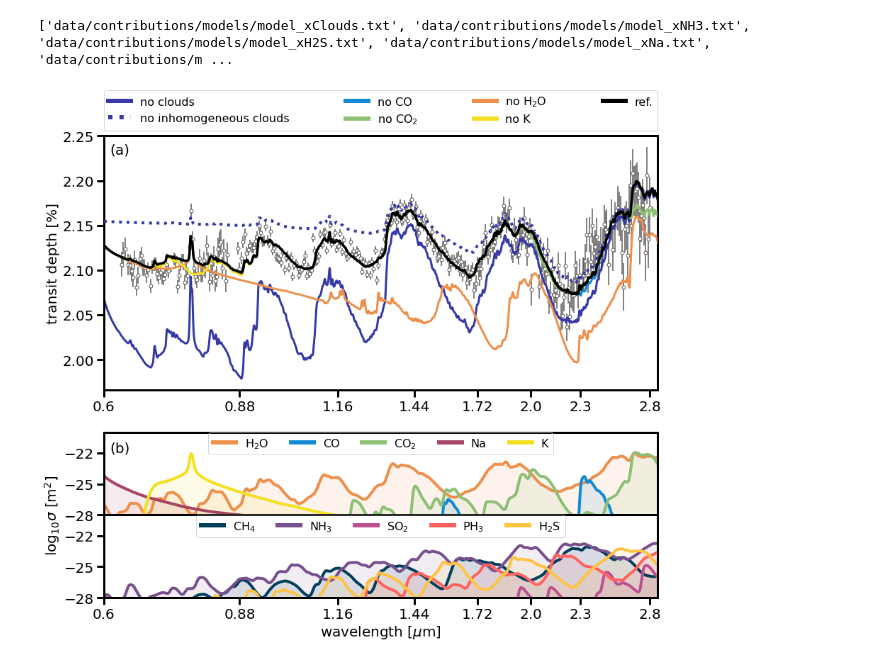
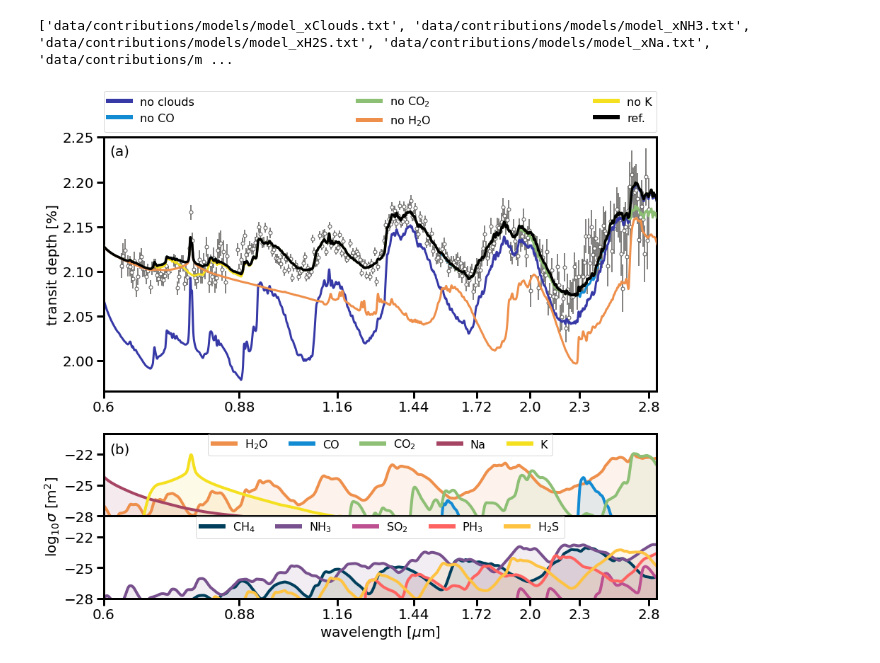
Before and after one commit to afeinstein20/wasp39b_niriss_paper, a Jupyter notebook: figure3.ipynb, the cells around one changed output. Saved outputs shown, nothing was run; the diff lists cells and outputs as text; code cells hidden in the pictures.

```diff
--- a/figure3.ipynb
+++ b/figure3.ipynb
@@ -86,7 +86,7 @@ xsections = Table.read('data/contributions/xsecs/xsections.txt', format='ascii',
 no_path = 'data/contributions/models'
 no_models = [os.path.join(no_path, i) for i in os.listdir(no_path) if i.endswith('.txt')]
 print(no_models)
-no_models = ['model_xClouds.txt', 'model_xInhClouds.txt',
+no_models = ['model_xClouds.txt',
              'model_xCO.txt', 'model_xCO2.txt', 'model_xH2O.txt',  'model_xK.txt']
 # %% [output]
 ['data/contributions/models/model_xClouds.txt', 'data/contributions/models/model_xNH3.txt', 'data/contributions/models/model_xH2S.txt', 'data/contributions/models/model_xNa.txt', 'data/contributions/m ...
@@ -117,11 +117,9 @@ ax1.errorbar(data['wave'], data['dppm']/1e6,
 
 
 zorder=[2,3,4,10,5,6]
-c = [10, 10, 70, 160, 205, 240]
-style = ['-',':','-','-','-','-']
+c = [10, 70, 160, 205, 240]
 lw=np.full(6, 3)
-lw[1] = 4.5
-labels=['no clouds', 'no inhomogeneous clouds', 'no CO', r'no CO$_2$',r'no H$_2$O',  'no K']
+labels=['no clouds', 'no CO', r'no CO$_2$',r'no H$_2$O',  'no K']
 for i,m in enumerate(no_models):
     label=m.split('_')[-1]
 
@@ -133,7 +131,7 @@ for i,m in enumerate(no_models):
         xcolor=parula[c[i]]
 
     ax1.plot(x[cutends:-cutends], y[cutends:-cutends], c=xcolor,
-             label=labels[i], lw=lw[i], zorder=zorder[i], linestyle=style[i])
+             label=labels[i], lw=3, zorder=zorder[i])
     #c += 50
 
 x, y = convolve_model('data/contributions/models/model_reference.txt')
@@ -151,8 +149,6 @@ np.random.seed(80)
 inds = np.random.choice(np.arange(0,len(cols3),1), len(cols3),
                         replace=False)
 
-#inds = [0, 9, 5, 2, 7, 1, 10, 4, 6, 8, 3]
-#colors = colors[inds]
 
 x=0
 c = [205, 70, 160, 20, 240]
@@ -203,7 +199,7 @@ for a in [ax2, ax3]:
 
 
 leg = ax1.legend(bbox_to_anchor=(0., 1.02, 1., .102), loc=3,
-                 ncol=4, mode="expand", borderaxespad=0.,
+                 ncol=3, mode="expand", borderaxespad=0.,
                  fontsize=16)
 for legobj in leg.legendHandles:
     legobj.set_linewidth(6.0)
@@ -221,32 +217,32 @@ for a in [ax1, ax3]:
     xticks = np.round(xticks,2)
     a.set_xticks(xticks)
     a.set_xticklabels(np.round(xticks,2))
 
 ax2.set_xlim(0.6,2.86)
 ax2.set_xscale('log')
 ax2.set_xticks([0.6])
 ax2.set_xticklabels([''])
 
 ax3.set_xlabel('wavelength [$\mu$m]')
 ax1.set_ylabel('transit depth [%]')
 #ax2.set_ylabel(r'log$_{10}\sigma$ [m$^2$]')
 ax3.set_ylabel(r'log$_{10}\sigma$ [m$^2$]', y=1)
 
 ax1.minorticks_off()
 plt.minorticks_off()
 
 yticks = np.round(np.arange(0.020, 0.0230, 0.0005),4)
 ax1.set_yticks(yticks)
 labels = np.round(yticks*100,2)
 labels = [format(i, '.2f') for i in labels]
 ax1.set_yticklabels(labels)
 
 ax1.text(s='(a)', x=0.61, y=0.0223, fontsize=20)
 ax2.text(s='(b)', x=0.61, y=-21.9, fontsize=20);
 
 plt.savefig(#'/Users/belugawhale/Desktop/contribution.png',
             '/Users/belugawhale/Documents/niriss_real/wasp39/paper_figures/contribution.pdf',
-            dpi=250,
+             dpi=250,
             rasterize=True, bbox_inches='tight')
 # %% [output]
-[figure, old version]
+[figure, new version]
```
Also changed, not shown: 2 other files.
